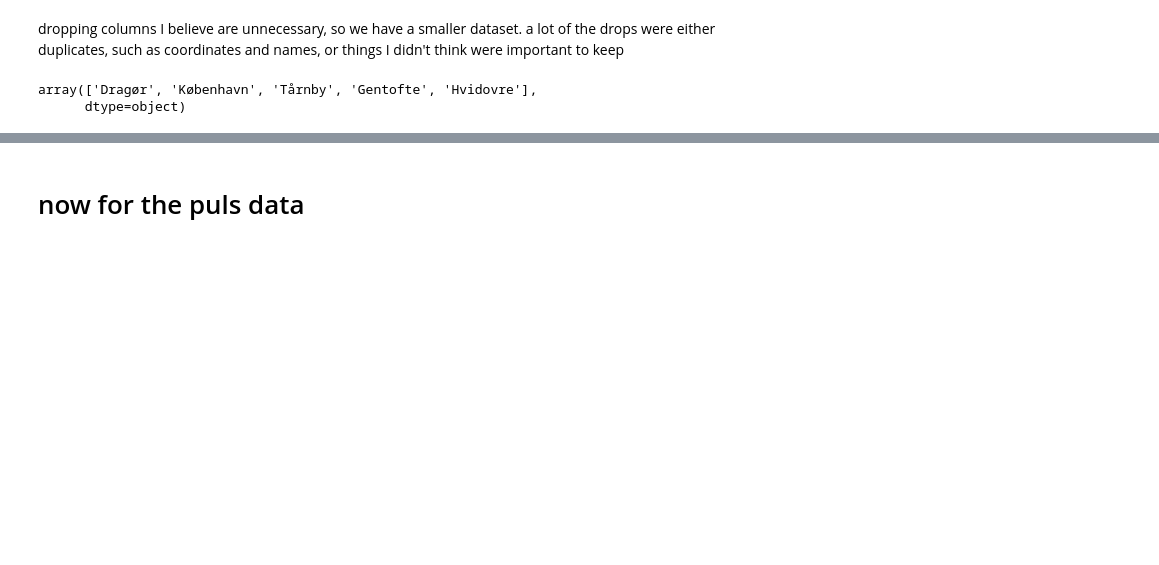
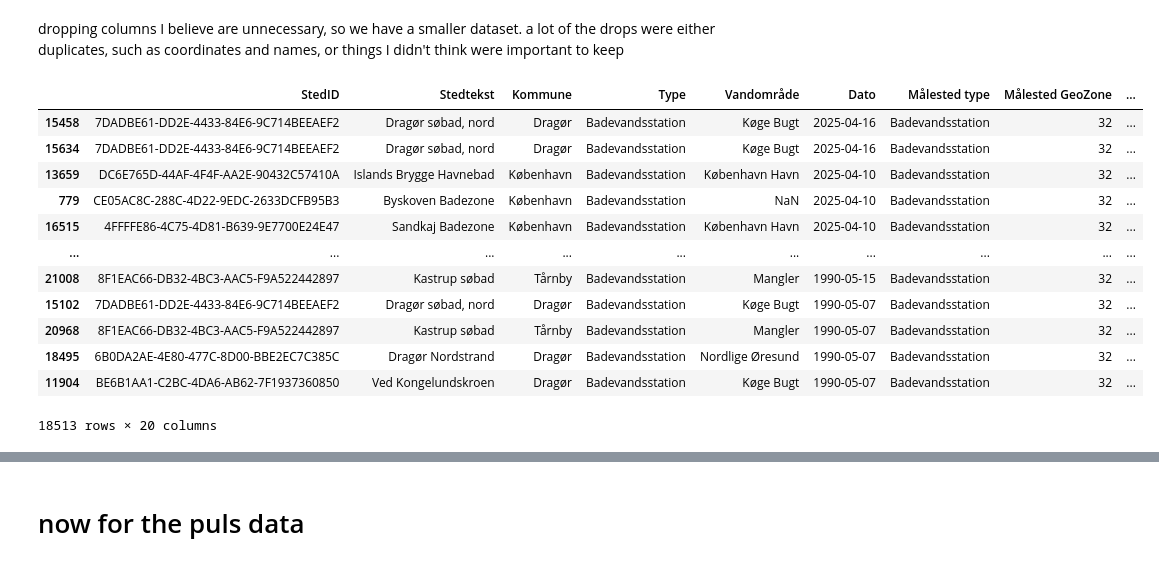
Before and after one commit to TalhaAkgul/gds-swimming-places, a Jupyter notebook: data_cleaning/data_cleaning.ipynb, the cells around one changed output, grey strips where cells are left out. Saved outputs shown, nothing was run; the diff lists cells and outputs as text; code cells hidden in the pictures; blank space fills up the shorter version.

```diff
--- a/data_cleaning/data_cleaning.ipynb
+++ b/data_cleaning/data_cleaning.ipynb
@@ -55,7 +35,18 @@ kemi = kemi.sort_values(by=["Dato"], ascending=False)
 # %%
 kemi["Good_water"] = kemi["Resultat"] <= kemi["Detektionsgrænse"]
 # %%
-kemi.Kommune.unique()
+kemi
 # %% [output]
+|  | StedID | Stedtekst | Kommune | Type | Vandområde | Dato | Målested type | Målested GeoZone | ... |
+| 15458 | 7DADBE61-DD2E-4433-84E6-9C714BEEAEF2 | Dragør søbad, nord | Dragør | Badevandsstation | Køge Bugt | 2025-04-16 | Badevandsstation | 32 | ... |
+| 15634 | 7DADBE61-DD2E-4433-84E6-9C714BEEAEF2 | Dragør søbad, nord | Dragør | Badevandsstation | Køge Bugt | 2025-04-16 | Badevandsstation | 32 | ... |
+| 13659 | DC6E765D-44AF-4F4F-AA2E-90432C57410A | Islands Brygge Havnebad | København | Badevandsstation | København Havn | 2025-04-10 | Badevandsstation | 32 | ... |
+| 779 | CE05AC8C-288C-4D22-9EDC-2633DCFB95B3 | Byskoven Badezone | København | Badevandsstation | NaN | 2025-04-10 | Badevandsstation | 32 | ... |
+| 16515 | 4FFFFE86-4C75-4D81-B639-9E7700E24E47 | Sandkaj Badezone | København | Badevandsstation | København Havn | 2025-04-10 | Badevandsstation | 32 | ... |
+| ... | ... | ... | ... | ... | ... | ... | ... | ... | ... |
+| 21008 | 8F1EAC66-DB32-4BC3-AAC5-F9A522442897 | Kastrup søbad | Tårnby | Badevandsstation | Mangler | 1990-05-15 | Badevandsstation | 32 | ... |
+| 15102 | 7DADBE61-DD2E-4433-84E6-9C714BEEAEF2 | Dragør søbad, nord | Dragør | Badevandsstation | Køge Bugt | 1990-05-07 | Badevandsstation | 32 | ... |
+| 20968 | 8F1EAC66-DB32-4BC3-AAC5-F9A522442897 | Kastrup søbad | Tårnby | Badevandsstation | Mangler | 1990-05-07 | Badevandsstation | 32 | ... |
+| 18495 | 6B0DA2AE-4E80-477C-8D00-BBE2EC7C385C | Dragør Nordstrand | Dragør | Badevandsstation | Nordlige Øresund | 1990-05-07 | Badevandsstation | 32 | ... |
+| 11904 | BE6B1AA1-C2BC-4DA6-AB62-7F1937360850 | Ved Kongelundskroen | Dragør | Badevandsstation | Køge Bugt | 1990-05-07 | Badevandsstation | 32 | ... |
-array(['Dragør', 'København', 'Tårnby', 'Gentofte', 'Hvidovre'],
-      dtype=object)
+18513 rows × 20 columns
```
Also changed, not shown: parts of 15 cells of this notebook, 4 other files.
